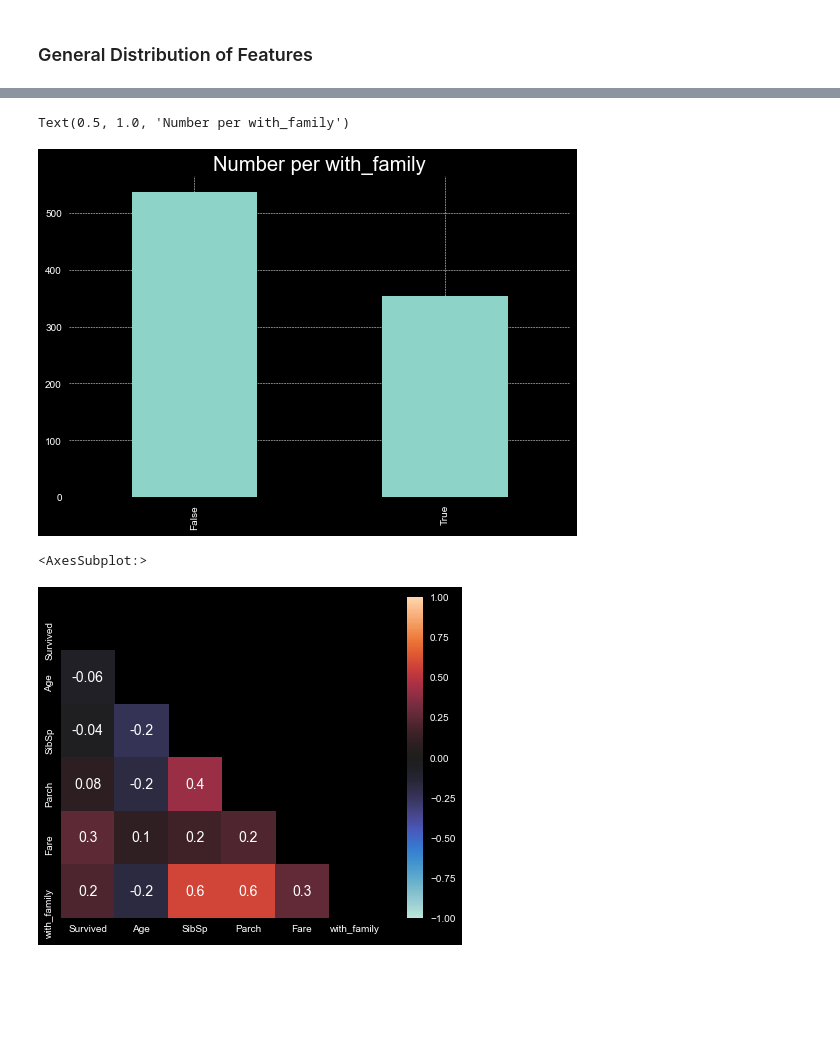
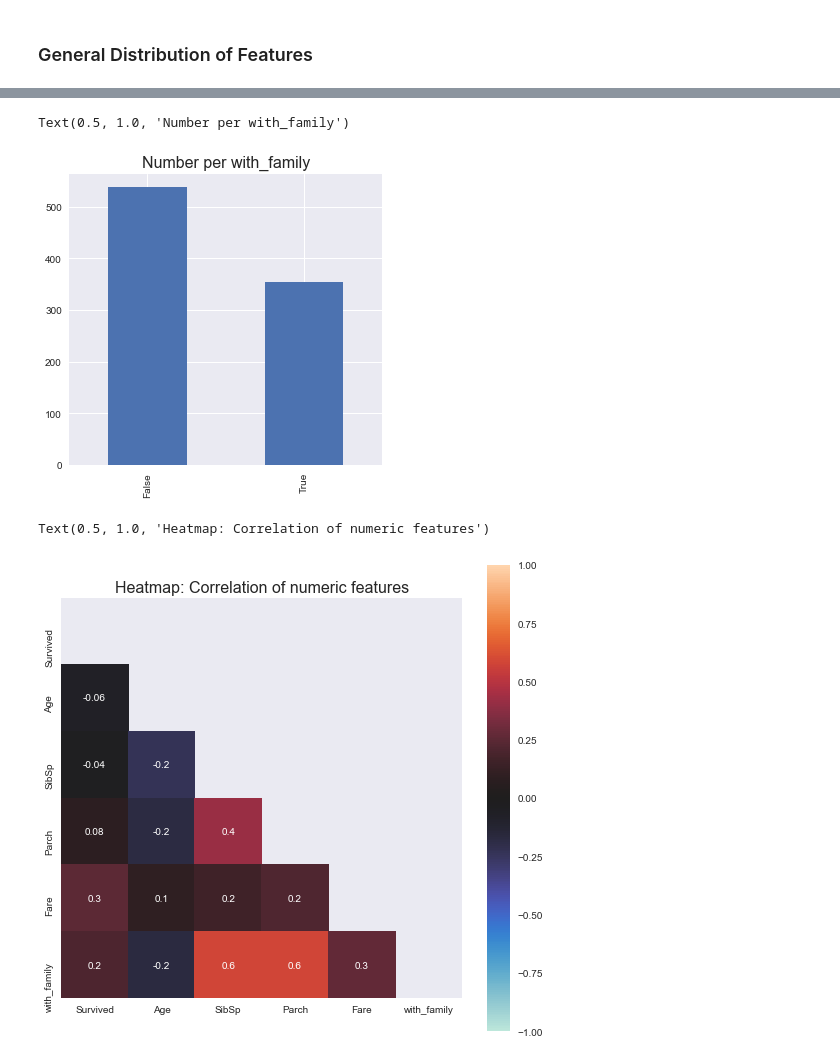
Before and after one commit to JonasSchroeder/kaggle_titanic, a Jupyter notebook: Titanic-Notebook-JSchroeder.ipynb, the cells around one changed output, grey strips where cells are left out. Cells and saved outputs as stored; diff of their text form; code cells hidden in the pictures; blank space fills up the shorter version.

```diff
--- a/Titanic-Notebook-JSchroeder.ipynb
+++ b/Titanic-Notebook-JSchroeder.ipynb
@@ -9,7 +9,7 @@ import numpy as np
 import pandas as pd
 import re
 import matplotlib.pyplot as plt
-plt.style.use('dark_background')
+plt.style.use('seaborn')
 import seaborn as sns
 # %%
 # change working directory and load data
@@ -301,20 +306,22 @@ Text(0.5, 1.0, 'Number per Deck')
 # %%
 # Number per with_family
-
+plt.figure(figsize=(5,5))
 count_with_family = train_df["with_family"].value_counts()
 count_with_family.plot.bar()
-plt.title("Number per with_family")
+plt.title("Number per with_family", size=16)
 # %% [output]
 Text(0.5, 1.0, 'Number per with_family')
-[figure, old version]
+[figure, new version]
 # %%
 # correlation between all numeric attributes
+plt.figure(figsize=(8,8))
 matrix = np.triu(train_df.drop(columns=["PassengerId"]).corr())
 sns.heatmap(train_df.drop(columns=["PassengerId"]).corr(), annot=True, fmt=".1g",
             vmin=-1, vmax=1, center=0,
             cmap="icefire", square=True, mask=matrix)
+plt.title("Heatmap: Correlation of numeric features", size=16)
 # %% [output]
-<AxesSubplot:>
+Text(0.5, 1.0, 'Heatmap: Correlation of numeric features')
-[figure, old version]
+[figure, new version]
 # %%
 # Survival countplots all in one
```
Also changed, not shown: parts of 7 cells of this notebook.
